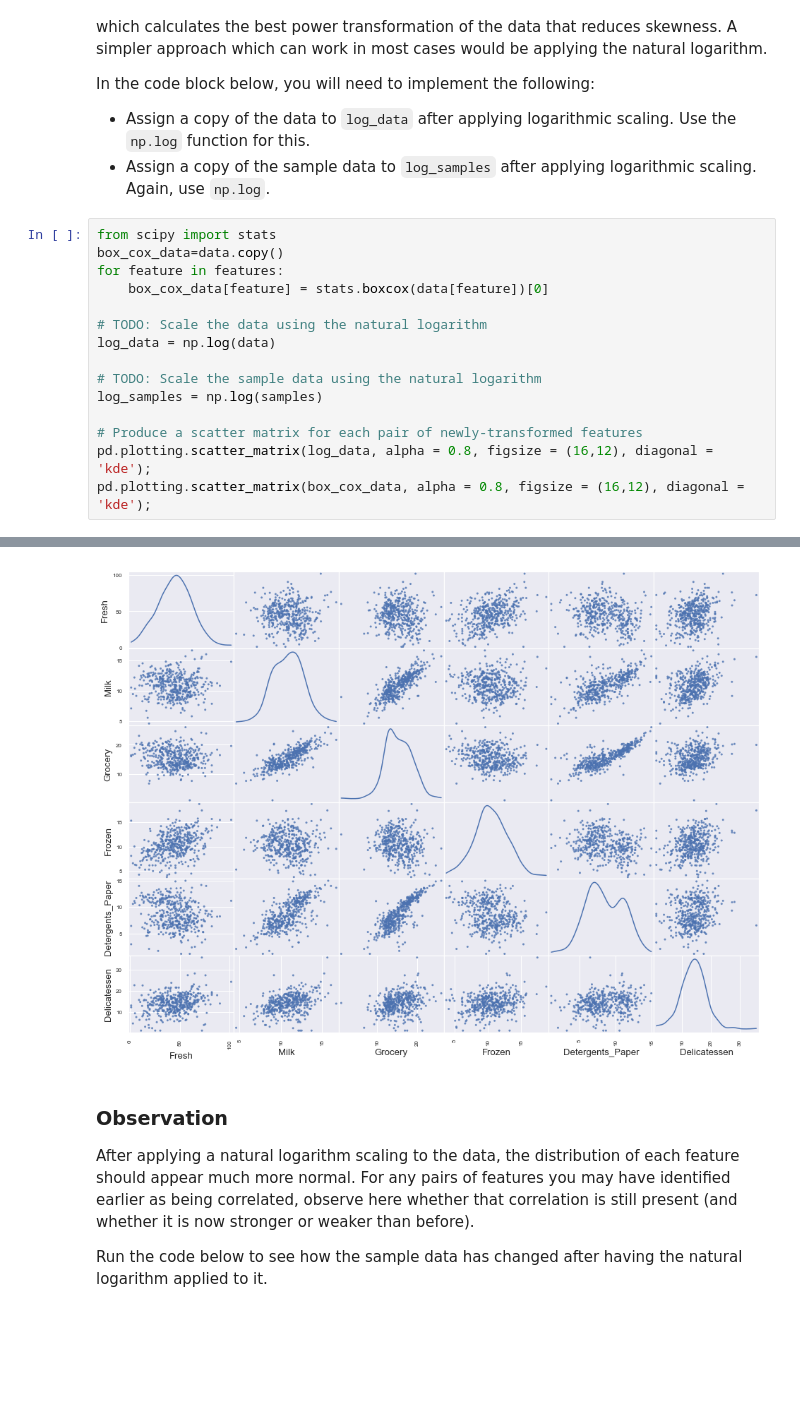
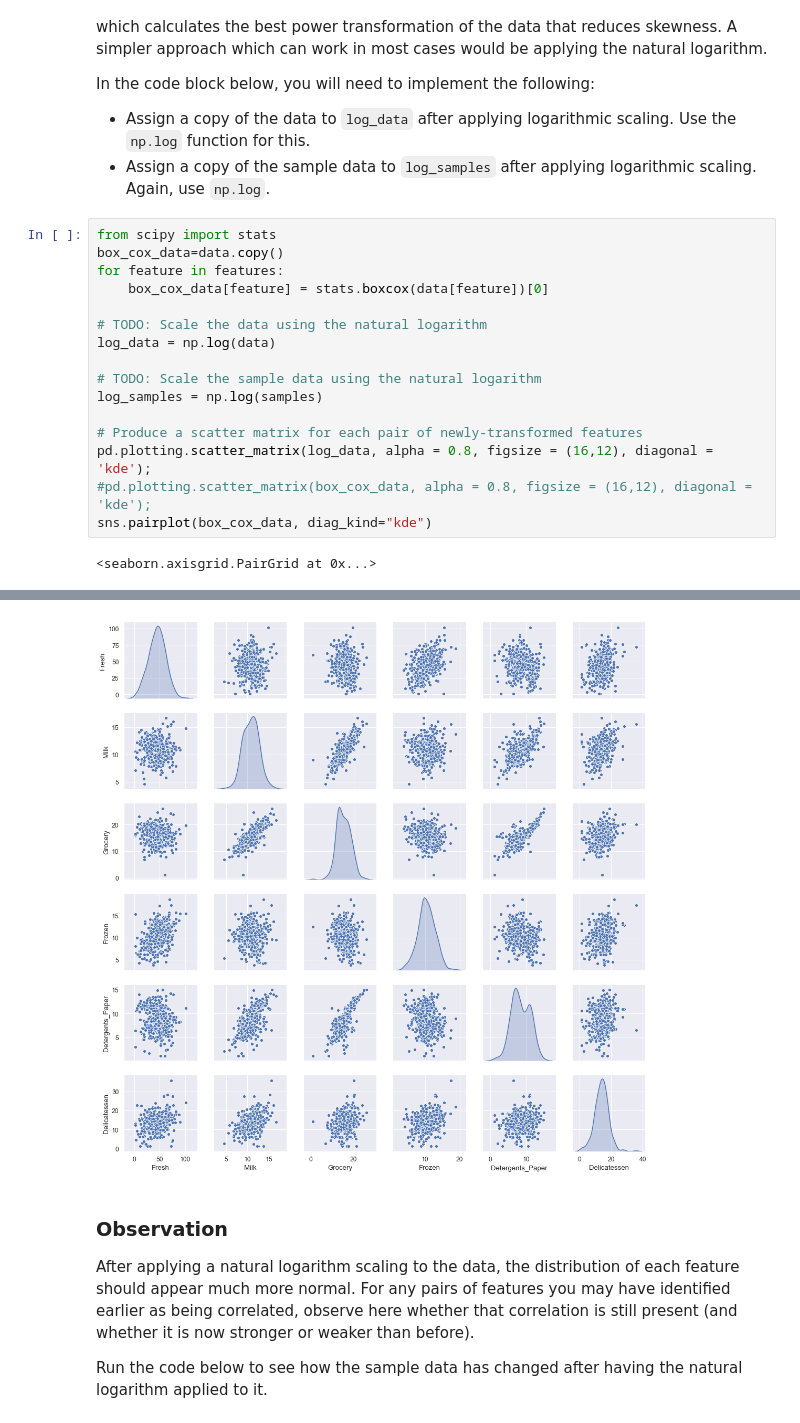
Before and after one commit to ravi-2912/customer-segments-machine-learning, a Jupyter notebook: customer_segments.ipynb, the cells around one changed output, grey strips where cells are left out. Saved outputs shown, nothing was run; the diff lists cells and outputs as text; blank space fills up the shorter version.

```diff
--- a/customer_segments.ipynb
+++ b/customer_segments.ipynb
@@ -201,21 +201,23 @@ In the code block below, you will need to implement the following:
 # %%
 from scipy import stats
 box_cox_data=data.copy()
 for feature in features:
     box_cox_data[feature] = stats.boxcox(data[feature])[0]
 
 # TODO: Scale the data using the natural logarithm
 log_data = np.log(data)
 
 # TODO: Scale the sample data using the natural logarithm
 log_samples = np.log(samples)
 
 # Produce a scatter matrix for each pair of newly-transformed features
 pd.plotting.scatter_matrix(log_data, alpha = 0.8, figsize = (16,12), diagonal = 'kde');
-pd.plotting.scatter_matrix(box_cox_data, alpha = 0.8, figsize = (16,12), diagonal = 'kde');
+#pd.plotting.scatter_matrix(box_cox_data, alpha = 0.8, figsize = (16,12), diagonal = 'kde');
+sns.pairplot(box_cox_data, diag_kind="kde")
 # %% [output]
+<seaborn.axisgrid.PairGrid at 0x...>
 [figure]
-[figure, old version]
+[figure, new version]
 # %% [markdown]
 ### Observation
 After applying a natural logarithm scaling to the data, the distribution of each feature should appear much more normal. For any pairs of features you may have identified earlier as being correlated, observe here whether that correlation is still present (and whether it is now stronger or weaker than before).
```
Also changed, not shown: parts of 32 cells of this notebook, 1 other file.
